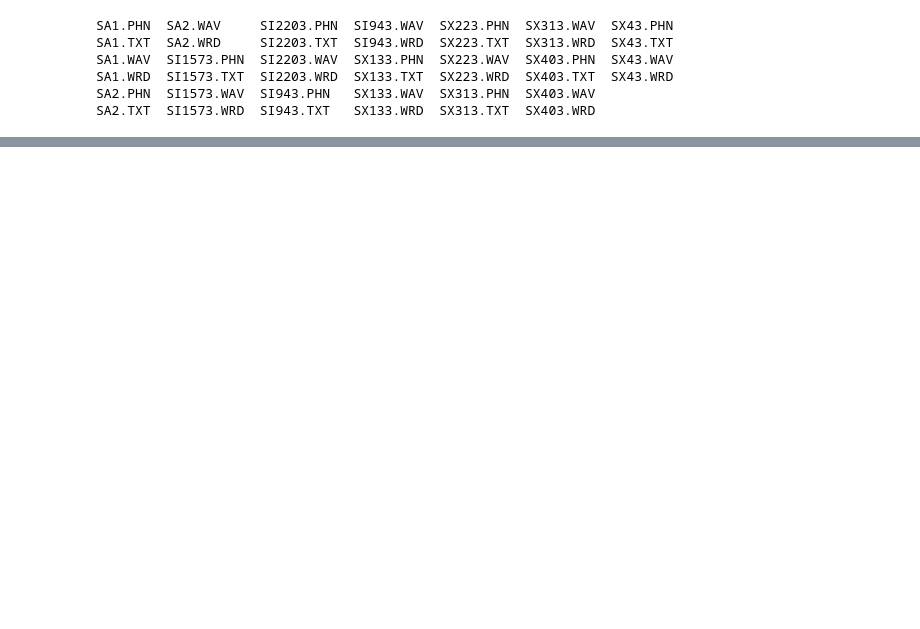
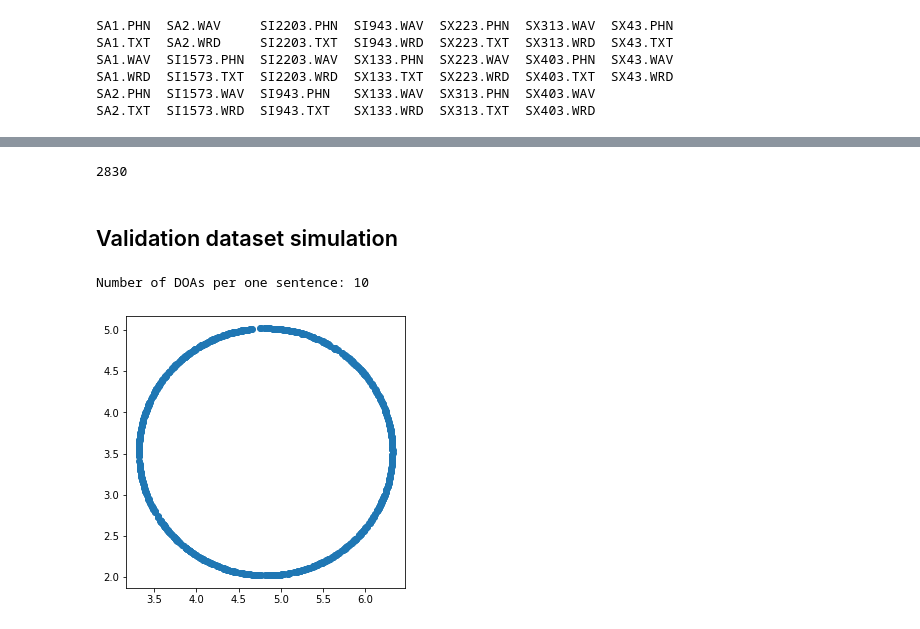
Before and after one commit to RobertoAlessandri/CNN_DOA, a Jupyter notebook: dataset_generation.ipynb, the cells around one changed output, grey strips where cells are left out. Drawn from its saved outputs; the diff is of its cells as text; code cells hidden in the pictures; blank space fills up the shorter version.

```diff
--- a/dataset_generation.ipynb
+++ b/dataset_generation.ipynb
@@ -302,0 +309,10 @@ for i in np.arange(0, 3):
+# %%
+# Checking labeling for res 30°
+print('DOA mapping with res 30°')
+for i in range(0, len(DOAs30)):
+  print('{} --> class {}'.format(DOAs30[i], i))
+
+print('\n')
+
+for i in range(0, 10):
+  print('{}: {} --> {}  ({}°)'.format(i, trainDOAs[i], int(labelsTrain[i][0]), DOAs30[int(labelsTrain[i][0])]))
@@ -302,0 +337,10 @@ for i in np.arange(0, 3):
+# %%
+# Checking labeling for res 10°
+print('DOA mapping with res 10°')
+for i in range(0, len(DOAs10)):
+  print('{} --> class {}'.format(DOAs10[i], i))
+
+print('\n')
+
+for i in range(0, 10):
+  print('{}: {} --> {}  ({}°)'.format(i, trainDOAs[i], int(labelsTrain[i][1]), DOAs10[int(labelsTrain[i][1])]))
@@ -302,0 +402,47 @@ for i in np.arange(0, 3):
+# %%
+# Cleaning up space
+del labelsTrain
+del simulationTrain
+gc.collect()
+# %% [output]
+2830
+# %% [markdown]
+## Validation dataset simulation
+# %%
+# Computing random DOAs
+np.random.seed(11)
+valCardinality = 1000
+numbOfDOAsXsent = int(valCardinality/sourcesNumVal)
+print('Number of DOAs per one sentence: {}'.format(numbOfDOAsXsent))
+randomThetas = np.random.rand(valCardinality) * 2 * math.pi
+
+radius = 1.5
+x = np.zeros([valCardinality, 1])
+y = np.zeros([valCardinality, 1])
+for i in np.arange(0,valCardinality):
+  x[i] = radius * math.cos(randomThetas[i]) + mic_center[0]
+  y[i] = radius * math.sin(randomThetas[i]) + mic_center[1]
+
+plt.figure(figsize=(5,5))
+plt.scatter(x, y)
+plt.show()
+
+valDOAs = randomThetas * 180 / np.pi
+
+for i in range(0, len(valDOAs)):
+  if valDOAs[i] > 180:
+    valDOAs[i] = valDOAs[i] - 360
+
+simulationVal = np.zeros([int(sr*0.5), 4, valCardinality])
+labelsVal = np.zeros([valCardinality, 2])
+
+# For each source
+for i in np.arange(0, sourcesNumVal):
+  # For each DOA per sentence
+  for j in range(0, numbOfDOAsXsent):
+    simulationVal[:,:,i*numbOfDOAsXsent + j] = startSimulation(room, valAudioMatrix[:, i], [x[i*numbOfDOAsXsent + j][0], y[i*numbOfDOAsXsent + j][0], 1.5], SNR=None, t60=0.3)[0:8000, :]
+    labelsVal[i*numbOfDOAsXsent + j, 0] = label(valDOAs[j], DOAs30, res30)
+    labelsVal[i*numbOfDOAsXsent + j, 1] = label(valDOAs[j], DOAs10, res10)
+# %% [output]
+Number of DOAs per one sentence: 10
+[figure, added]
```
Also changed, not shown: parts of 104 cells of this notebook.
